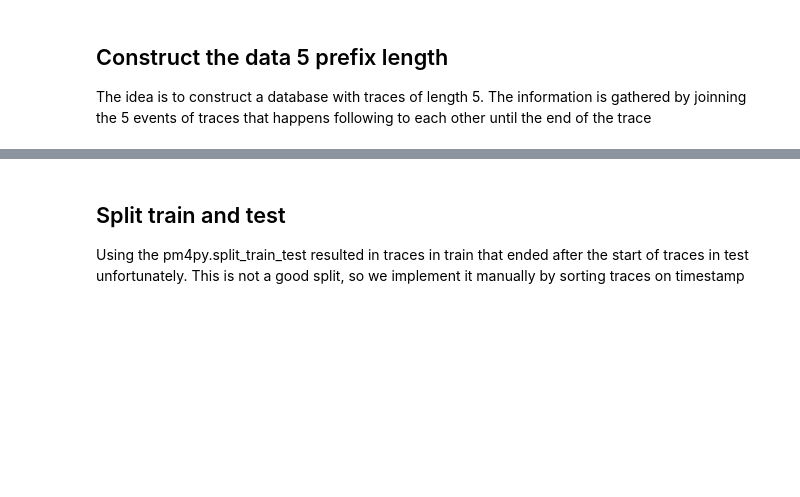
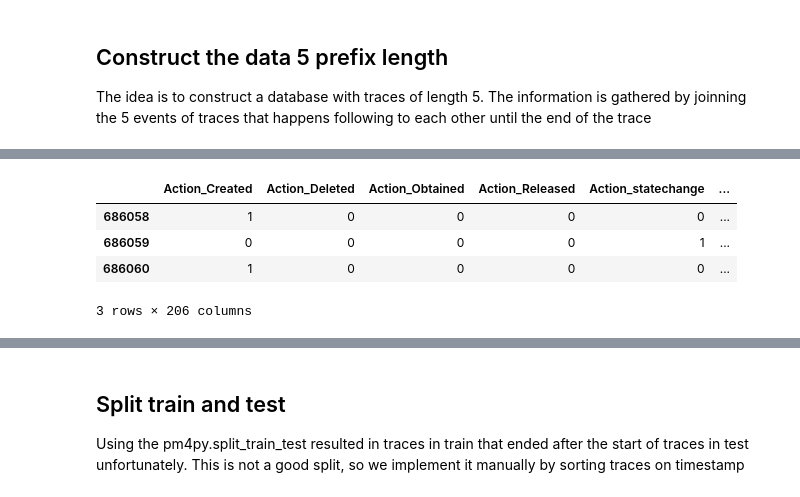
Before and after one commit to AnnikaLarissa/BPIC_2017_Remaining_Time_Prediction, a Jupyter notebook: 2_5length_prefix.ipynb, the cells around one changed output, grey strips where cells are left out. Cells and saved outputs as stored; diff of their text form; code cells hidden in the pictures; blank space fills up the shorter version.

```diff
--- a/2_5length_prefix.ipynb
+++ b/2_5length_prefix.ipynb
@@ -43,0 +55,13 @@ The idea is to construct a database with traces of length 5. The information is
+# %%
+# select the features we are going to encode
+columns_to_encode = ['Action', 'concept:name', 'case:LoanGoal','org:resource','EventOrigin','lifecycle:transition','case:ApplicationType']
+
+# one-hot encode the data
+log_df_encode = pd.get_dummies(log_df[columns_to_encode], dtype=int)
+log_df_encode.head(3)
+# %% [output]
+|  | Action_Created | Action_Deleted | Action_Obtained | Action_Released | Action_statechange | ... |
+| 686058 | 1 | 0 | 0 | 0 | 0 | ... |
+| 686059 | 0 | 0 | 0 | 0 | 1 | ... |
+| 686060 | 1 | 0 | 0 | 0 | 0 | ... |
+3 rows × 206 columns
```
Also changed, not shown: parts of 13 cells of this notebook, 3 other files.
